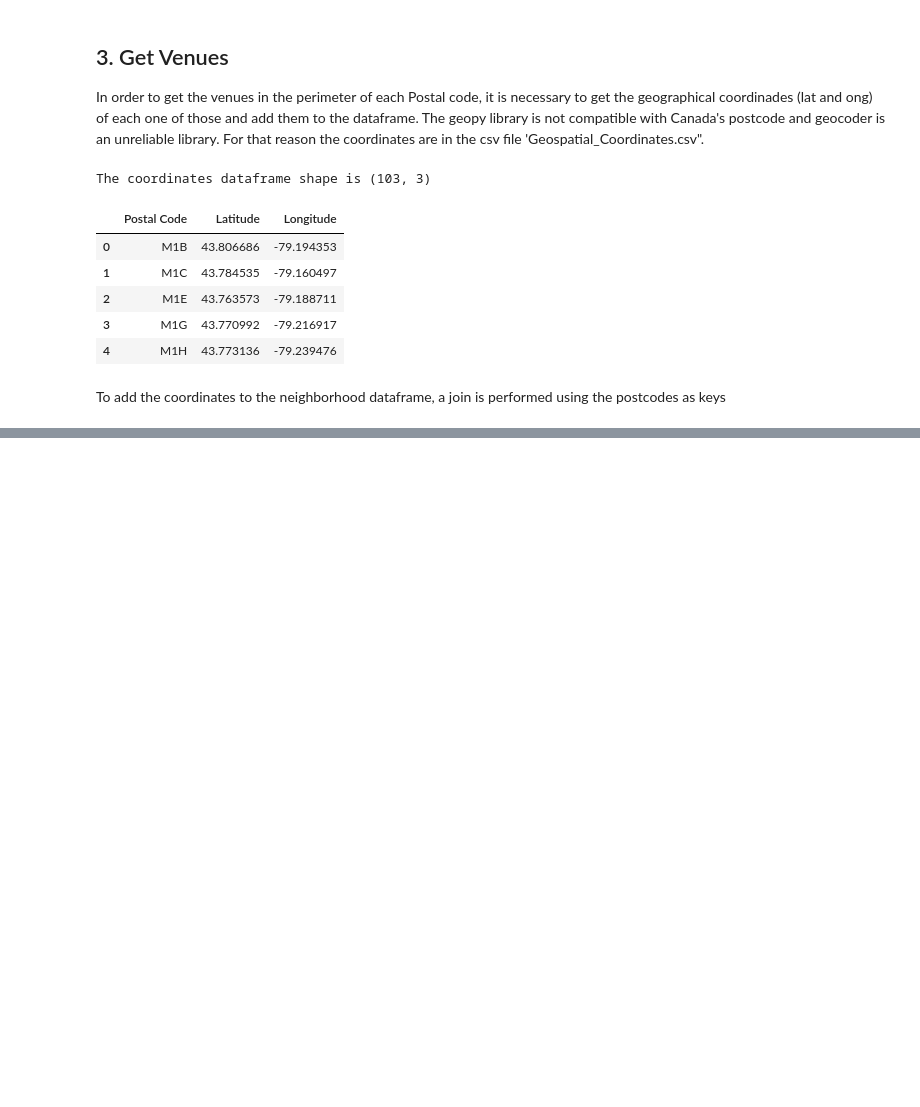
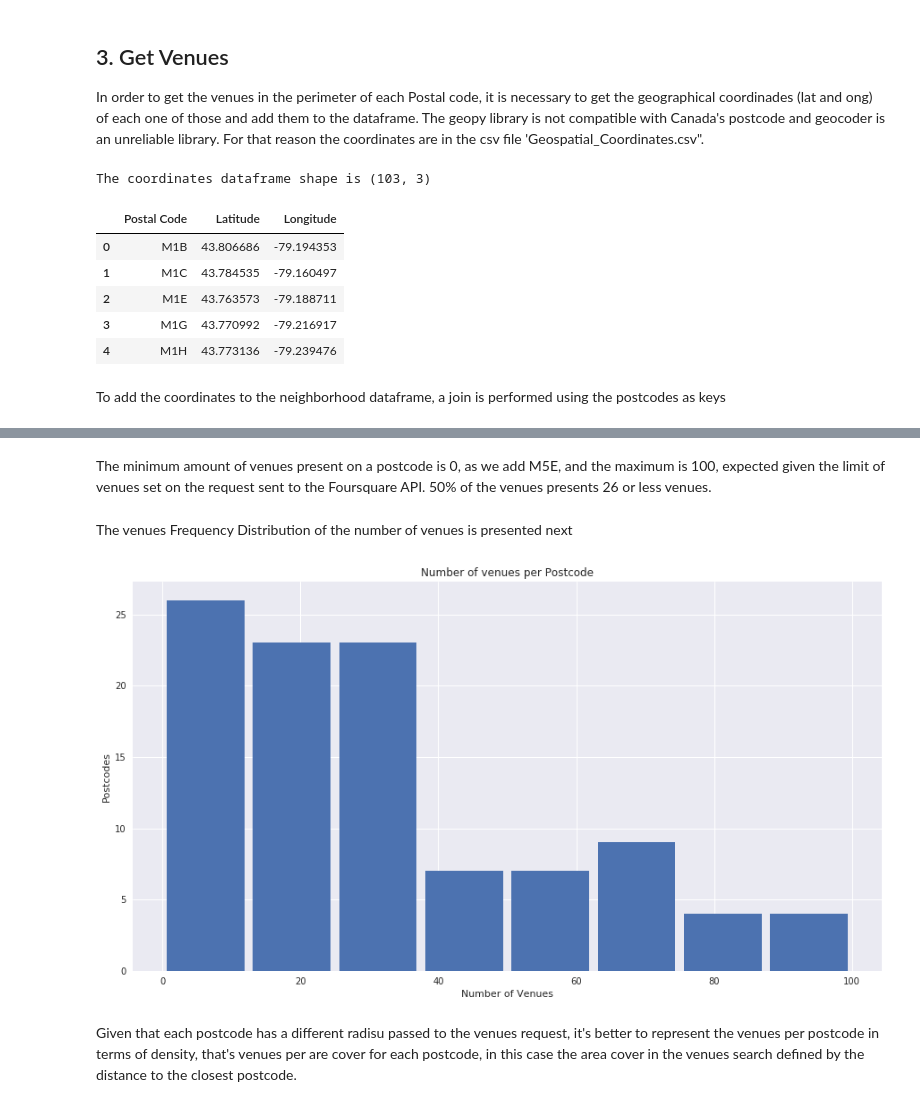
Before and after one commit to Juankboards/toronto_neighborhood_clustering, a Jupyter notebook: toronto_neighborhood_clustering.ipynb, the cells around one changed output, grey strips where cells are left out. Cells and saved outputs as stored; diff of their text form; code cells hidden in the pictures; blank space fills up the shorter version.

```diff
--- a/toronto_neighborhood_clustering.ipynb
+++ b/toronto_neighborhood_clustering.ipynb
@@ -245,0 +417,10 @@ postcodes_with_coordinates_df.head(10)
+# %%
+#function to format url
+def format_url(lat, lng, radius=500, limit=100):
+    return 'https://api.foursquare.com/v2/venues/explore?client_id={}&client_secret={}&ll={},{}&v={}&radius={}&limit={}'.format(CLIENT_ID, CLIENT_SECRET,
+        lat, lng, VERSION, radius, limit)
+# %%
+first_postcode = postcodes_with_coordinates_df.iloc[2, :]
+url = format_url(first_postcode['Latitude'], first_postcode['Longitude'], first_postcode['Distance'])
+
+url
@@ -245,0 +539,6 @@ postcodes_with_coordinates_df.head(10)
+# %%
+all_venues = get_all_venues(postcodes_with_coordinates_df['Postcode'], postcodes_with_coordinates_df['Latitude'], postcodes_with_coordinates_df['Longitude'], postcodes_with_coordinates_df['Distance'])
+
+print('The total number of venues returned is ', all_venues.shape[0])
+
+all_venues.head(10)
@@ -245,0 +578,8 @@ postcodes_with_coordinates_df.head(10)
+# %%
+venues_in_postcode = all_venues.groupby('Postcode').count()
+venues_in_postcode = pd.DataFrame(list(zip(venues_in_postcode.index, venues_in_postcode['Venue'])),
+                                  columns=['Postcode', '# of Venues']).set_index('Postcode').join(postcodes_with_coordinates_df[['Postcode','Distance']].set_index('Postcode'), on='Postcode').reset_index()
+venues_in_postcode['Distance'] = np.int64(venues_in_postcode['Distance'])
+venues_in_postcode.loc[len(venues_in_postcode.index)] = ['M5E', 0, 111] #add M5E (postcode without venues) with zero as # of venues
+
+venues_in_postcode.head(10)
@@ -245,0 +610,15 @@ postcodes_with_coordinates_df.head(10)
+# %% [markdown]
+The minimum amount of venues present on a postcode is 0, as we add M5E, and the maximum is 100, expected given the limit of venues set on the request sent to the Foursquare API. 50% of the venues presents 26 or less venues.
+# %% [markdown]
+The venues Frequency Distribution of the number of venues is presented next
+# %%
+venues_in_postcode['# of Venues'].hist(bins=8, figsize=(15,8),zorder=2, rwidth=0.9)
+
+plt.xlabel('Number of Venues')
+plt.ylabel('Postcodes')
+plt.title('Number of venues per Postcode')
+plt.show()
+# %% [output]
+[figure, added]
+# %% [markdown]
+Given that each postcode has a different radisu passed to the venues request, it's better to represent the venues per postcode in terms of density, that's venues per are cover for each postcode, in this case the area cover in the venues search defined by the distance to the closest postcode.
```
Also changed, not shown: parts of 54 cells of this notebook.
